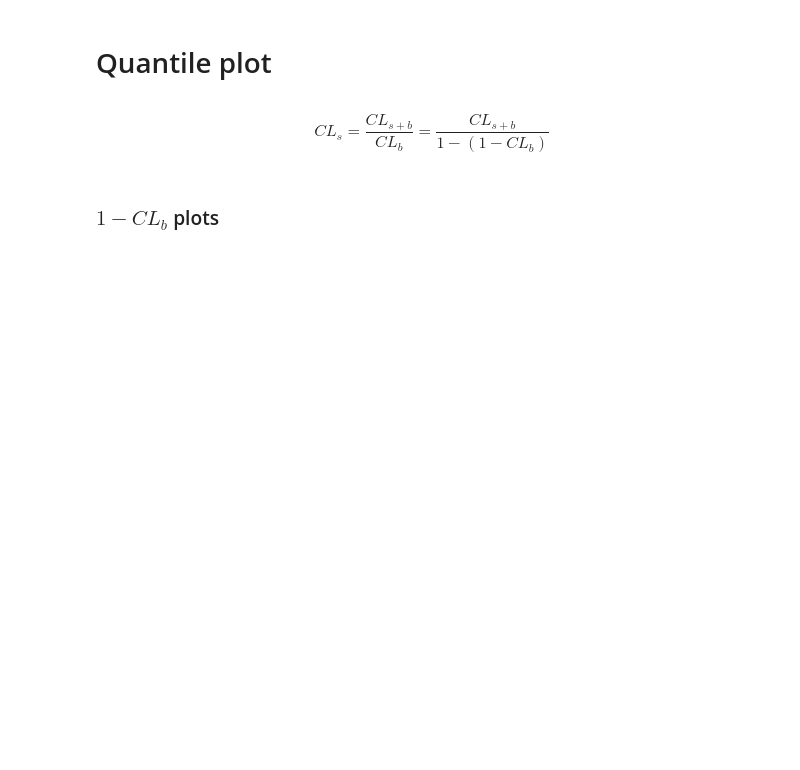
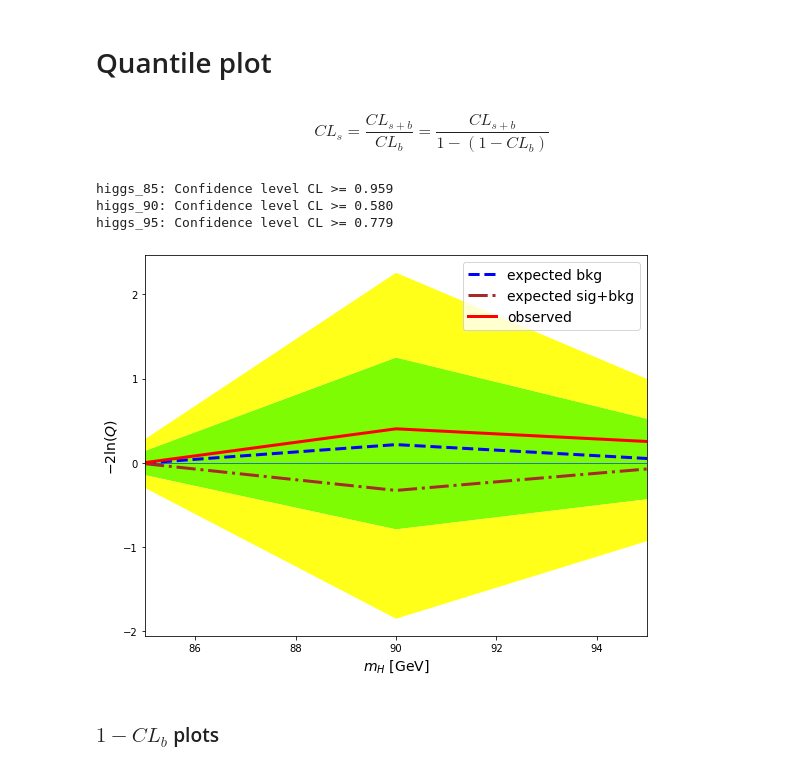
Before and after one commit to kunathj/Higgs-L3, a Jupyter notebook: 4-Summary.ipynb, the cells around one changed output. Saved outputs shown, nothing was run; the diff lists cells and outputs as text; code cells hidden in the pictures; blank space fills up the shorter version.

```diff
--- a/4-Summary.ipynb
+++ b/4-Summary.ipynb
@@ -70,7 +73,7 @@ for higgs_mass in mc_higgs_models:
 # %%
 variable = "mmis"
 
-binning = variables.info[variable]["binning"]
+binning = variable_info[variable]["binning"]
 bkg_histos = {}
 sig_histos = {}
 data_histos = {}
@@ -122,3 +129,7 @@ for higgs_mass in cl_s_and_b:
     one_minus_cl_b, cl_s_plus_b = cl_s_and_b[higgs_mass]
     cl_s = cl_s_plus_b / (1 - one_minus_cl_b)
     print(f"{higgs_mass}: Confidence level CL >= {cl_s:.3f}")
+# %% [output]
+higgs_85: Confidence level CL >= 0.959
+higgs_90: Confidence level CL >= 0.580
+higgs_95: Confidence level CL >= 0.779
@@ -127,33 +136,35 @@ quantiles_s_plus_b["higgs_85"]
 # %%
 plt.figure(figsize=(9,7))
 fontsize = 14
 
 
-x = [int(m_h[-2:]) for m_h in helpers.higgs_hypotheses]
-obs = [llrs_obs[m_h] for m_h in helpers.higgs_hypotheses]
-y_s_plus_b = [quantiles_s_plus_b[m_h][0] for m_h in helpers.higgs_hypotheses]
-y_b = [quantiles_b[m_h][0] for m_h in helpers.higgs_hypotheses]
-y_b_one_sigma_lower = [quantiles_b[m_h][1][0] for m_h in helpers.higgs_hypotheses]
-y_b_one_sigma_upper = [quantiles_b[m_h][1][1] for m_h in helpers.higgs_hypotheses]
-y_b_two_sigma_lower = [quantiles_b[m_h][2][0] for m_h in helpers.higgs_hypotheses]
-y_b_two_sigma_upper = [quantiles_b[m_h][2][1] for m_h in helpers.higgs_hypotheses]
+x = [int(m_h[-2:]) for m_h in higgs_hypotheses]
+obs = [llrs_obs[m_h] for m_h in higgs_hypotheses]
+y_s_plus_b = [quantiles_s_plus_b[m_h][0] for m_h in higgs_hypotheses]
+y_b = [quantiles_b[m_h][0] for m_h in higgs_hypotheses]
+y_b_one_sigma_lower = [quantiles_b[m_h][1][0] for m_h in higgs_hypotheses]
+y_b_one_sigma_upper = [quantiles_b[m_h][1][1] for m_h in higgs_hypotheses]
+y_b_two_sigma_lower = [quantiles_b[m_h][2][0] for m_h in higgs_hypotheses]
+y_b_two_sigma_upper = [quantiles_b[m_h][2][1] for m_h in higgs_hypotheses]
 
 plt.fill_between(x, y_b_one_sigma_lower, y_b_one_sigma_upper,
                  facecolor="lawngreen",alpha=0.99)
 plt.fill_between(x, y_b_two_sigma_lower, y_b_one_sigma_lower,
                  facecolor="yellow", alpha=0.9)
 plt.fill_between(x, y_b_two_sigma_upper, y_b_one_sigma_upper,
                  facecolor="yellow", alpha=0.9)
 plt.plot(x, y_b, "b--", label="expected bkg", linewidth=3)
 plt.plot(x, y_s_plus_b , "-.", label="expected sig+bkg", color="brown", linewidth=3)
 plt.plot(x, obs, "r-", label="observed", linewidth=3)
 
 plt.hlines(0, min(x), max(x),linewidth=1)
 plt.xlim(min(x), max(x))
 plt.xlabel("$m_{H}$ [GeV]",fontsize=fontsize)
 plt.ylabel("$-2 \ln (Q)$",fontsize=fontsize)
 plt.legend(fontsize=fontsize)
-# plt.savefig("plots/quantile_plot_2D.png")
+plt.savefig("plots/quantile_plot.png", facecolor="white")
+# %% [output]
+[figure, added]
 # %% [markdown]
 ### $1 - CL_b$ plots
 # %%
```
Also changed, not shown: parts of 7 cells of this notebook, 6 other files.
